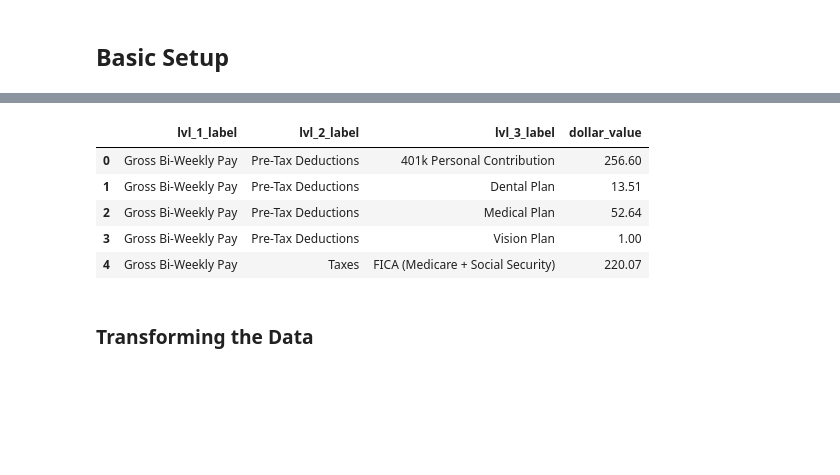
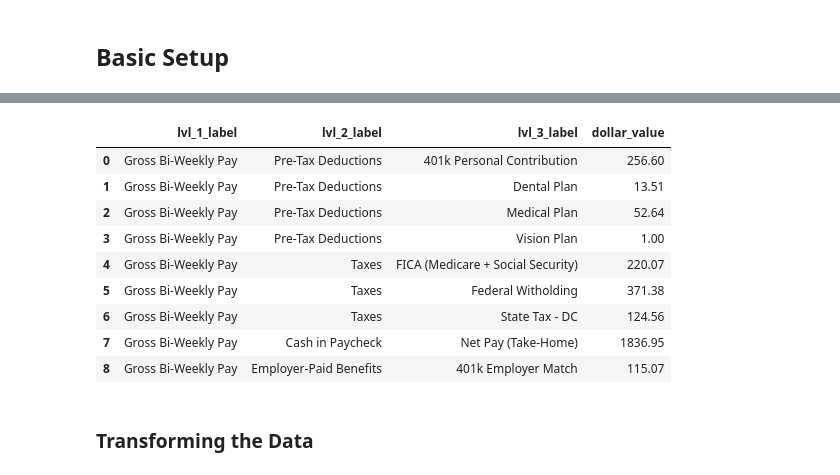
Before and after one commit to pmaji/data-science-toolkit, a Jupyter notebook: eda-and-visualization/sankey_charts.ipynb, the cells around one changed output, grey strips where cells are left out. Cells and saved outputs as stored; diff of their text form; code cells hidden in the pictures; blank space fills up the shorter version.

```diff
--- a/eda-and-visualization/sankey_charts.ipynb
+++ b/eda-and-visualization/sankey_charts.ipynb
@@ -36,16 +82,21 @@ Notes on cleaning here...
 # %%
 # read in tabular data saved to CSV from excel, in tidy format
 base_data = pd.read_csv(filepath_or_buffer = './data/dc_paycheck_sankey_basedata.csv')
-# %%
-# inspecting the data
-base_data.head()
-# %% [output]
-|  | lvl_1_label | lvl_2_label | lvl_3_label | dollar_value |
-| 0 | Gross Bi-Weekly Pay | Pre-Tax Deductions | 401k Personal Contribution | 256.60 |
-| 1 | Gross Bi-Weekly Pay | Pre-Tax Deductions | Dental Plan | 13.51 |
-| 2 | Gross Bi-Weekly Pay | Pre-Tax Deductions | Medical Plan | 52.64 |
-| 3 | Gross Bi-Weekly Pay | Pre-Tax Deductions | Vision Plan | 1.00 |
-| 4 | Gross Bi-Weekly Pay | Taxes | FICA (Medicare + Social Security) | 220.07 |
+# %%
+# inspecting the data...
+# as can be seen, they are identical to the data described in the "Derivations and Assumptions" section above
+base_data
+# %% [output]
+|  | lvl_1_label | lvl_2_label | lvl_3_label | dollar_value |
+| 0 | Gross Bi-Weekly Pay | Pre-Tax Deductions | 401k Personal Contribution | 256.60 |
+| 1 | Gross Bi-Weekly Pay | Pre-Tax Deductions | Dental Plan | 13.51 |
+| 2 | Gross Bi-Weekly Pay | Pre-Tax Deductions | Medical Plan | 52.64 |
+| 3 | Gross Bi-Weekly Pay | Pre-Tax Deductions | Vision Plan | 1.00 |
+| 4 | Gross Bi-Weekly Pay | Taxes | FICA (Medicare + Social Security) | 220.07 |
+| 5 | Gross Bi-Weekly Pay | Taxes | Federal Witholding | 371.38 |
+| 6 | Gross Bi-Weekly Pay | Taxes | State Tax - DC | 124.56 |
+| 7 | Gross Bi-Weekly Pay | Cash in Paycheck | Net Pay (Take-Home) | 1836.95 |
+| 8 | Gross Bi-Weekly Pay | Employer-Paid Benefits | 401k Employer Match | 115.07 |
 # %% [markdown]
 ### Transforming the Data
 # %%
```
Also changed, not shown: parts of 21 cells of this notebook, 6 other files.
